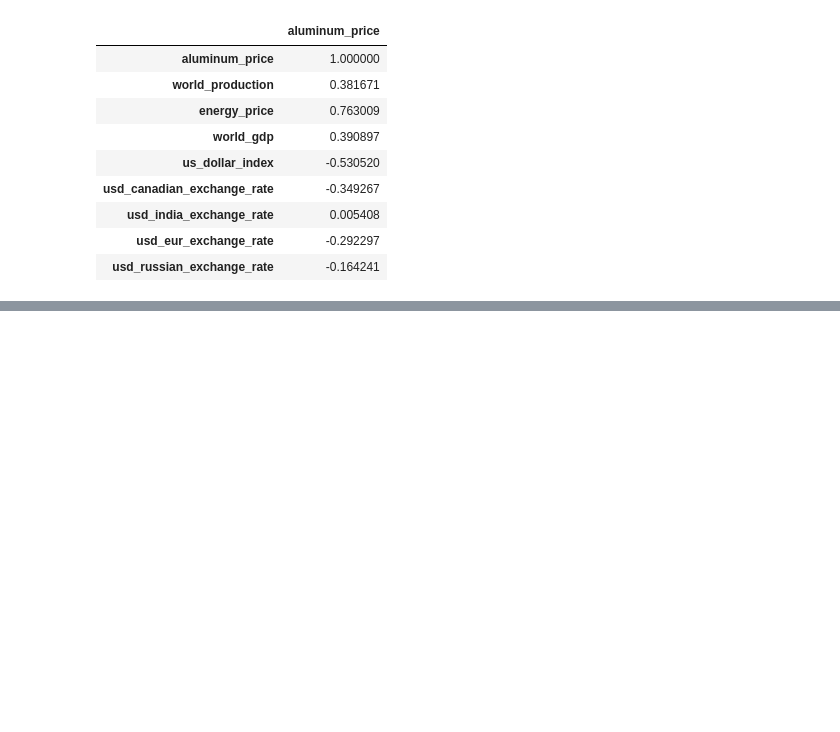
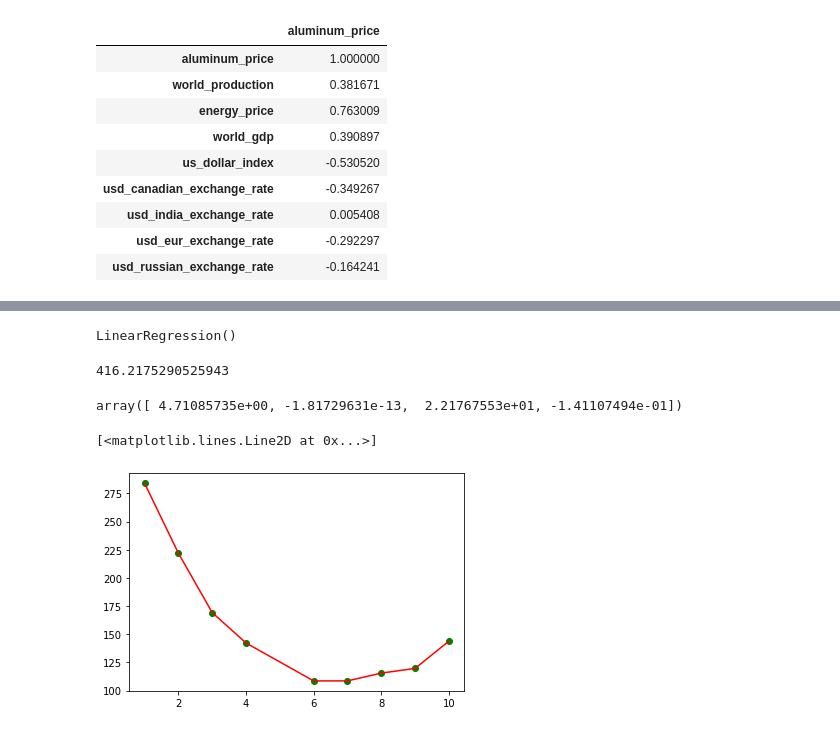
Before and after one commit to dondiephaus/IAPR_TK, a Jupyter notebook: data analysis.ipynb, the cells around one changed output, grey strips where cells are left out. Drawn from its saved outputs; the diff is of its cells as text; code cells hidden in the pictures; blank space fills up the shorter version.

```diff
--- a/data analysis.ipynb
+++ b/data analysis.ipynb
@@ -237,2 +378,7 @@ df_corr[['aluminum_price']].style.background_gradient(cmap='Blues')
+# %%
+x_values_energy = df[['energy_price']].values
+x_values_us = df[['us_dollar_index']].values
+
+y_values = df['aluminum_price'].values
 # %%
 # %% [output]
@@ -239,0 +402,10 @@ df_corr[['aluminum_price']].style.background_gradient(cmap='Blues')
+# %%
+#define our polynomial model, with whatever degree we want
+degree=2
+
+# PolynomialFeatures will create a new matrix consisting of all polynomial combinations
+# of the features with a degree less than or equal to the degree we just gave the model (2)
+poly_model = PolynomialFeatures(degree=degree)
+
+# transform out polynomial features
+poly_x_values = poly_model.fit_transform(x_values_us)
@@ -239,0 +432,5 @@ df_corr[['aluminum_price']].style.background_gradient(cmap='Blues')
+# %%
+# importing numpy as geek
+import numpy as geek
+x_values = geek.concatenate((x_values_energy, poly_x_values), axis = 1)
+x_values
@@ -239,0 +445,35 @@ df_corr[['aluminum_price']].style.background_gradient(cmap='Blues')
+# %%
+regression_model = LinearRegression()
+regression_model.fit(x_values, y_values)
+# %% [output]
+LinearRegression()
+# %%
+regression_model.intercept_
+# %% [output]
+416.2175290525943
+# %%
+regression_model.coef_
+# %% [output]
+array([ 4.71085735e+00, -1.81729631e-13,  2.21767553e+01, -1.41107494e-01])
+# %%
+%matplotlib inline
+number_degrees = [1,2,3,4,6,7,8,9,10]
+plt_mean_squared_error = []
+for degree in number_degrees:
+
+   poly_model = PolynomialFeatures(degree=degree)
+
+   poly_x_values = poly_model.fit_transform(x_values)
+   poly_model.fit(poly_x_values, y_values)
+
+   regression_model = LinearRegression()
+   regression_model.fit(poly_x_values, y_values)
+   y_pred = regression_model.predict(poly_x_values)
+
+   plt_mean_squared_error.append(mean_squared_error(y_values, y_pred, squared=False))
+
+plt.scatter(number_degrees,plt_mean_squared_error, color="green")
+plt.plot(number_degrees,plt_mean_squared_error, color="red")
+# %% [output]
+[<matplotlib.lines.Line2D at 0x...>]
+[figure, added]
```
Also changed, not shown: parts of 25 cells of this notebook.
